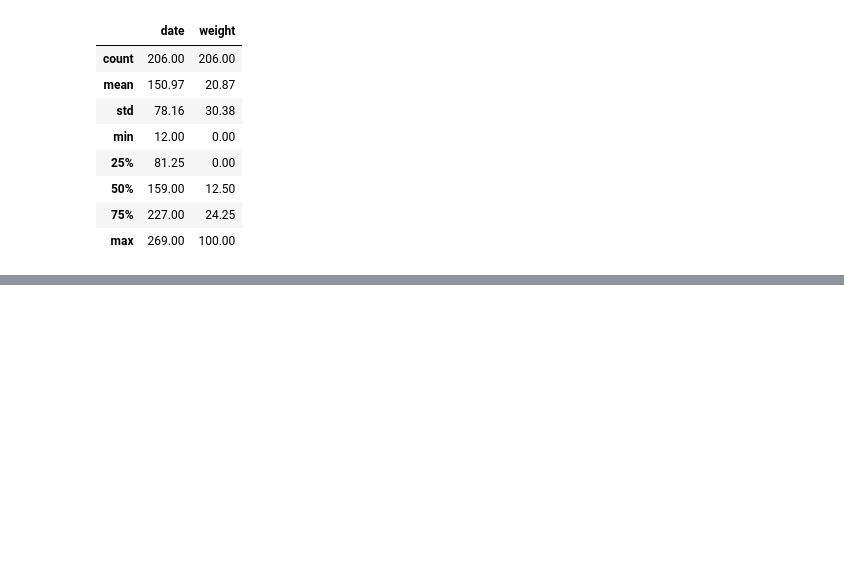
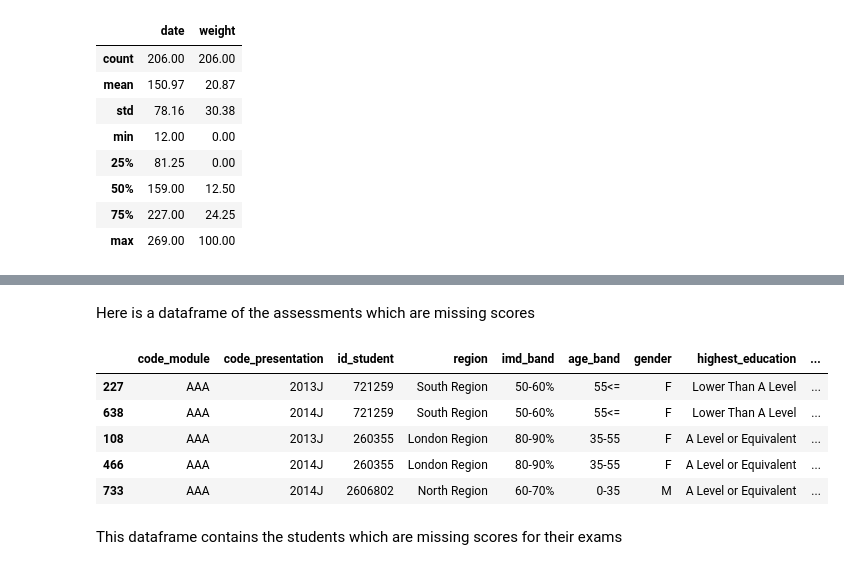
Before and after one commit to freyjagarner/Student-Data-Analysis, a Jupyter notebook: Capstone/Assessments.ipynb, the cells around one changed output, grey strips where cells are left out. Drawn from its saved outputs; the diff is of its cells as text; code cells hidden in the pictures; blank space fills up the shorter version.

```diff
--- a/Capstone/Assessments.ipynb
+++ b/Capstone/Assessments.ipynb
@@ -280,0 +398,4 @@ assessments.describe().round(2)
+# %%
+# make a dataframe of all assessments with NaN scores
+NaN_scores = student_assessment.loc[student_assessment['score'].isnull() == True]
+NaN_scores.head()
@@ -280,0 +409,23 @@ assessments.describe().round(2)
+# %% [markdown]
+Here is a dataframe of the assessments which are missing scores
+# %%
+# make a dataframe of students whose score is NaN from student info
+#initiate dataframe to store students with NaN scores
+students_w_NaN_scores = pd.DataFrame()
+
+# iterate through NaN_scores
+for index, row in NaN_scores.iterrows():
+    # if student_id from NaN scores is found in student_info_reg append that students information to a new dataframe students_w_NaN_scores
+    students_w_NaN_scores = students_w_NaN_scores.append(student_info_reg.loc[student_info_reg['id_student'] == row['id_student']])
+# %%
+# display the new dataframe
+students_w_NaN_scores.head()
+# %% [output]
+|  | code_module | code_presentation | id_student | region | imd_band | age_band | gender | highest_education | ... |
+| 227 | AAA | 2013J | 721259 | South Region | 50-60% | 55<= | F | Lower Than A Level | ... |
+| 638 | AAA | 2014J | 721259 | South Region | 50-60% | 55<= | F | Lower Than A Level | ... |
+| 108 | AAA | 2013J | 260355 | London Region | 80-90% | 35-55 | F | A Level or Equivalent | ... |
+| 466 | AAA | 2014J | 260355 | London Region | 80-90% | 35-55 | F | A Level or Equivalent | ... |
+| 733 | AAA | 2014J | 2606802 | North Region | 60-70% | 0-35 | M | A Level or Equivalent | ... |
+# %% [markdown]
+This dataframe contains the students which are missing scores for their exams
```
Also changed, not shown: parts of 39 cells of this notebook.
